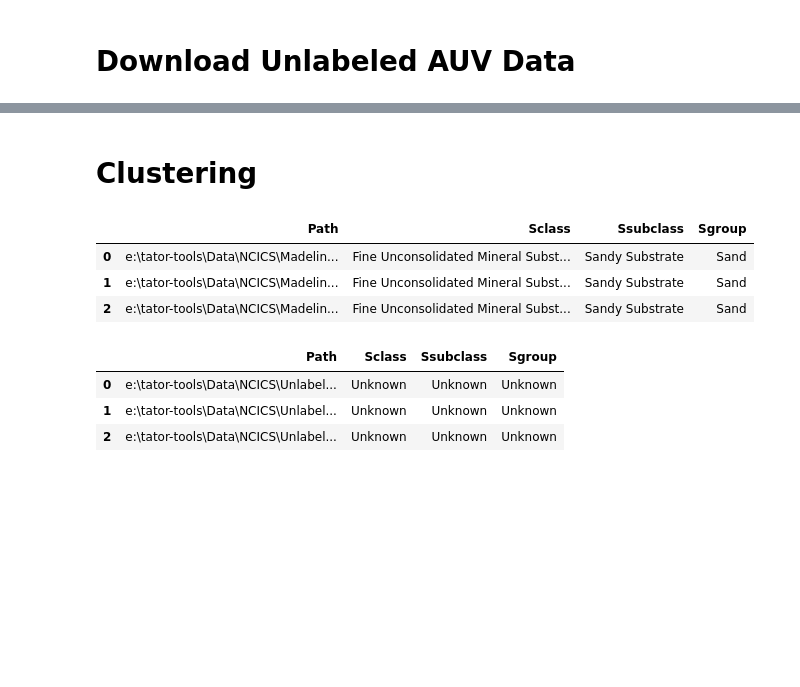
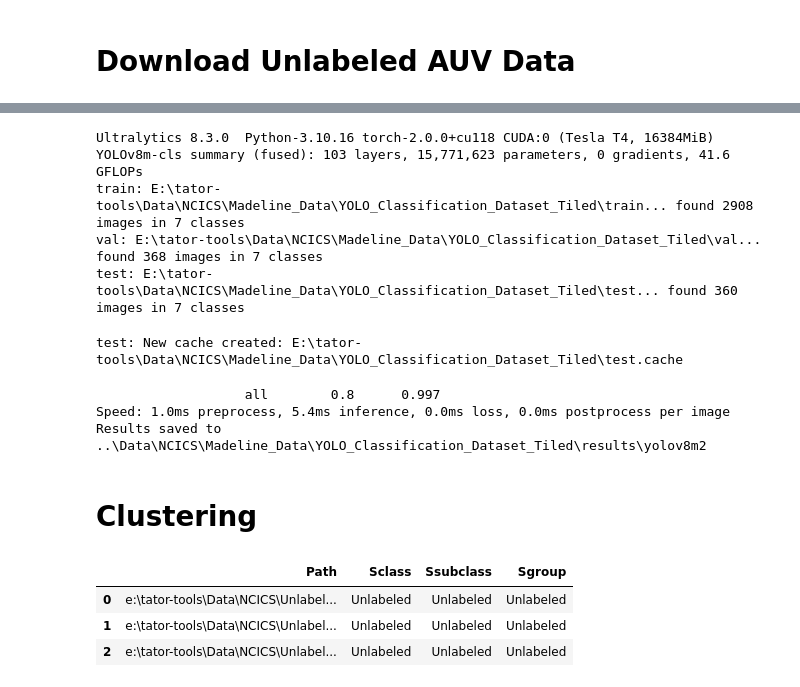
Before and after one commit to pkurtznoaa/Benthic-Mapping-highlight, a Jupyter notebook: notebooks/ncics.ipynb, the cells around one changed output, grey strips where cells are left out. Saved outputs shown, nothing was run; the diff lists cells and outputs as text; code cells hidden in the pictures; blank space fills up the shorter version.

Commit message:
rock image classification, ncics

```diff
--- a/notebooks/ncics.ipynb
+++ b/notebooks/ncics.ipynb
@@ -302,34 +499,38 @@ df.to_csv("../Data/NCICS/Unlabeled_AUV_Data/Unlabeled_AUV_Data.csv", index=False
+# %%
+# Evaluate on the model (if test data is available)
+trainer.evaluate_model()
+# %% [output]
+Ultralytics 8.3.0  Python-3.10.16 torch-2.0.0+cu118 CUDA:0 (Tesla T4, 16384MiB)
+YOLOv8m-cls summary (fused): 103 layers, 15,771,623 parameters, 0 gradients, 41.6 GFLOPs
+train: E:\tator-tools\Data\NCICS\Madeline_Data\YOLO_Classification_Dataset_Tiled\train... found 2908 images in 7 classes
+val: E:\tator-tools\Data\NCICS\Madeline_Data\YOLO_Classification_Dataset_Tiled\val... found 368 images in 7 classes
+test: E:\tator-tools\Data\NCICS\Madeline_Data\YOLO_Classification_Dataset_Tiled\test... found 360 images in 7 classes
+test: New cache created: E:\tator-tools\Data\NCICS\Madeline_Data\YOLO_Classification_Dataset_Tiled\test.cache
+                   all        0.8      0.997
+Speed: 1.0ms preprocess, 5.4ms inference, 0.0ms loss, 0.0ms postprocess per image
+Results saved to ..\Data\NCICS\Madeline_Data\YOLO_Classification_Dataset_Tiled\results\yolov8m2
 # %% [markdown]
 # Clustering
-# %%
-# Get the labeled data, subset
-labeled_df = pd.read_csv("../Data/NCICS/Madeline_Data/MadelineIs_Modified.csv")
-labeled_df = labeled_df[['Path', 'Sclass', 'Ssubclass', 'Sgroup']]
-
-labeled_df.head(3)
-# %% [output]
-|  | Path | Sclass | Ssubclass | Sgroup |
-| 0 | e:\tator-tools\Data\NCICS\Madelin... | Fine Unconsolidated Mineral Subst... | Sandy Substrate | Sand |
-| 1 | e:\tator-tools\Data\NCICS\Madelin... | Fine Unconsolidated Mineral Subst... | Sandy Substrate | Sand |
-| 2 | e:\tator-tools\Data\NCICS\Madelin... | Fine Unconsolidated Mineral Subst... | Sandy Substrate | Sand |
 # %%
 # Get the unlabeled data, subset, conform
 unlabeled_df = pd.read_csv("../Data/NCICS/Unlabeled_AUV_Data/Unlabeled_AUV_Data.csv")
 unlabeled_df = unlabeled_df[['image_path']]
 unlabeled_df['Path'] = unlabeled_df['image_path']
-unlabeled_df['Sclass'] = "Unknown"
-unlabeled_df['Ssubclass'] = "Unknown"
-unlabeled_df['Sgroup'] = "Unknown"
+
+# No labels, set as Unlabeled
+unlabeled_df['Sclass'] = "Unlabeled"
+unlabeled_df['Ssubclass'] = "Unlabeled"
+unlabeled_df['Sgroup'] = "Unlabeled"
 
 # Drop the image_path column
 unlabeled_df.drop(columns=['image_path'], inplace=True)
 
 unlabeled_df.head(3)
 # %% [output]
 |  | Path | Sclass | Ssubclass | Sgroup |
-| 0 | e:\tator-tools\Data\NCICS\Unlabel... | Unknown | Unknown | Unknown |
-| 1 | e:\tator-tools\Data\NCICS\Unlabel... | Unknown | Unknown | Unknown |
-| 2 | e:\tator-tools\Data\NCICS\Unlabel... | Unknown | Unknown | Unknown |
+| 0 | e:\tator-tools\Data\NCICS\Unlabel... | Unlabeled | Unlabeled | Unlabeled |
+| 1 | e:\tator-tools\Data\NCICS\Unlabel... | Unlabeled | Unlabeled | Unlabeled |
+| 2 | e:\tator-tools\Data\NCICS\Unlabel... | Unlabeled | Unlabeled | Unlabeled |
 # %%
 # Combine the labeled and unlabeled data
 combined_df = pd.concat([labeled_df, unlabeled_df], ignore_index=True)
```
Also changed, not shown: parts of 20 cells of this notebook, 2 other files.
